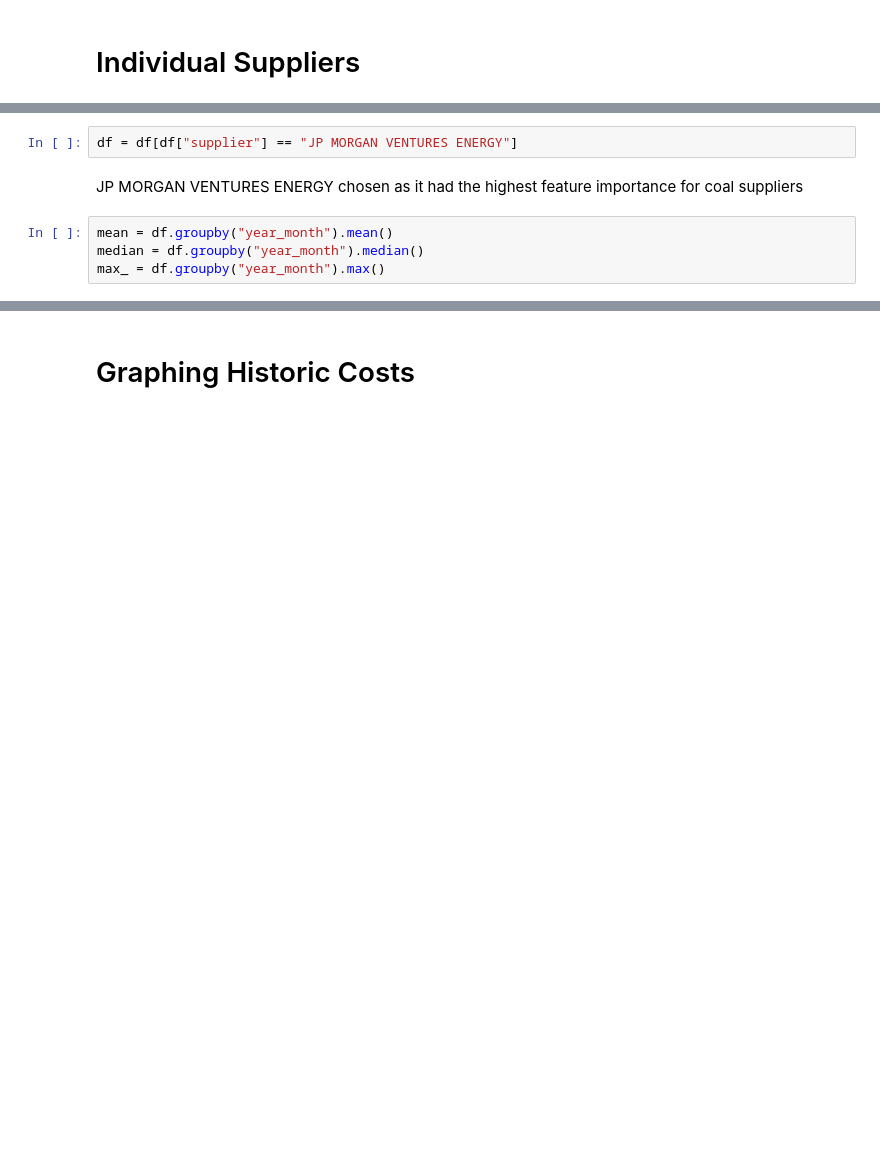
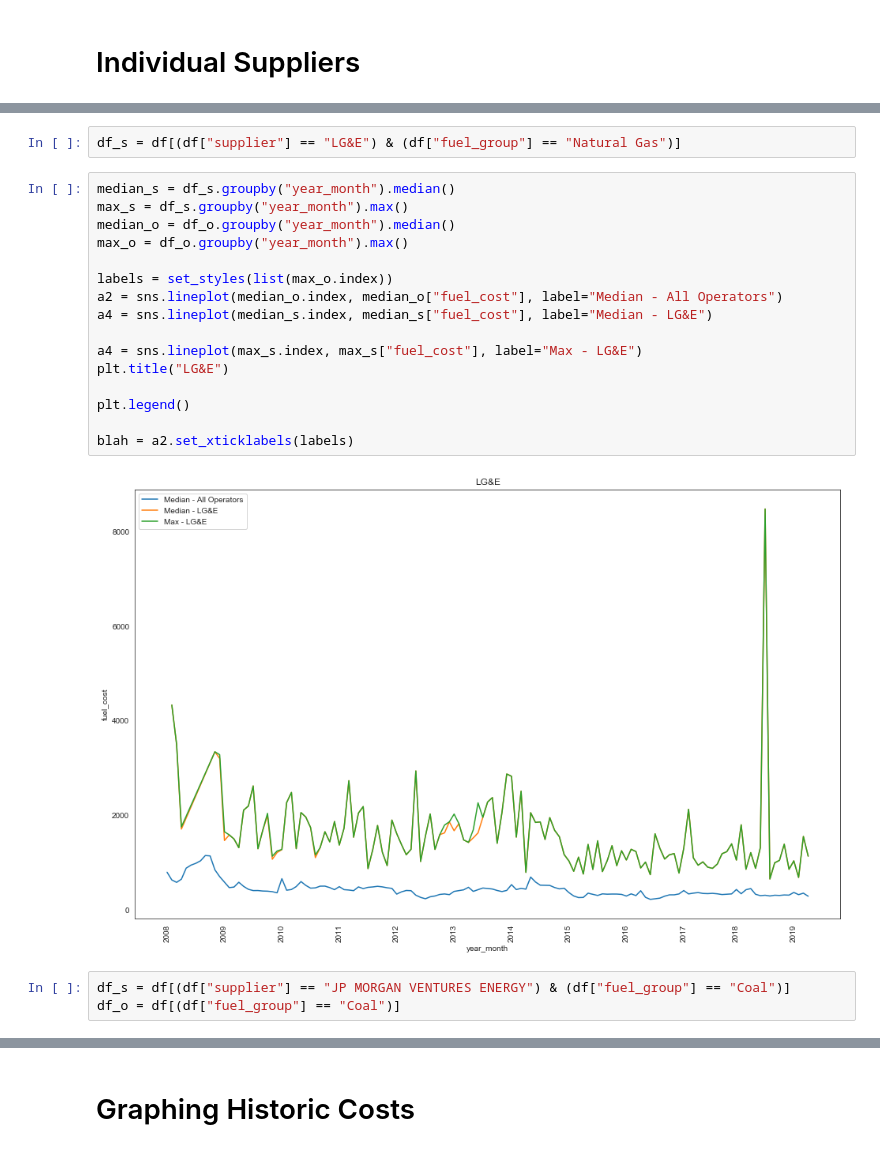
Before and after one commit to ortsed/eia-fuel-costs, a Jupyter notebook: 7-Analysis-and-Viz.ipynb, the cells around one changed output, grey strips where cells are left out. Drawn from its saved outputs; the diff is of its cells as text; blank space fills up the shorter version.

```diff
--- a/7-Analysis-and-Viz.ipynb
+++ b/7-Analysis-and-Viz.ipynb
@@ -166,8 +264,23 @@ df[(df.fuel_group != "Coal") & (df.fuel_group != "Natural Gas")].fuel_cost.quant
+# %%
+df_s = df[(df["supplier"] == "LG&E") & (df["fuel_group"] == "Natural Gas")]
+# %%
+median_s = df_s.groupby("year_month").median()
+max_s = df_s.groupby("year_month").max()
+median_o = df_o.groupby("year_month").median()
+max_o = df_o.groupby("year_month").max()
+
+labels = set_styles(list(max_o.index))
+a2 = sns.lineplot(median_o.index, median_o["fuel_cost"], label="Median - All Operators")
+a4 = sns.lineplot(median_s.index, median_s["fuel_cost"], label="Median - LG&E")
+
+a4 = sns.lineplot(max_s.index, max_s["fuel_cost"], label="Max - LG&E")
+plt.title("LG&E")
+
+plt.legend()
+
+blah = a2.set_xticklabels(labels)
+# %% [output]
+[figure, added]
 # %%
-df = df[df["supplier"] == "JP MORGAN VENTURES ENERGY"]
+df_s = df[(df["supplier"] == "JP MORGAN VENTURES ENERGY") & (df["fuel_group"] == "Coal")]
+df_o = df[(df["fuel_group"] == "Coal")]
-# %% [markdown]
-JP MORGAN VENTURES ENERGY chosen as it had the highest feature importance for coal suppliers
-# %%
-mean = df.groupby("year_month").mean()
-median = df.groupby("year_month").median()
-max_ = df.groupby("year_month").max()
```
Also changed, not shown: parts of 15 cells of this notebook, 1 other file.
